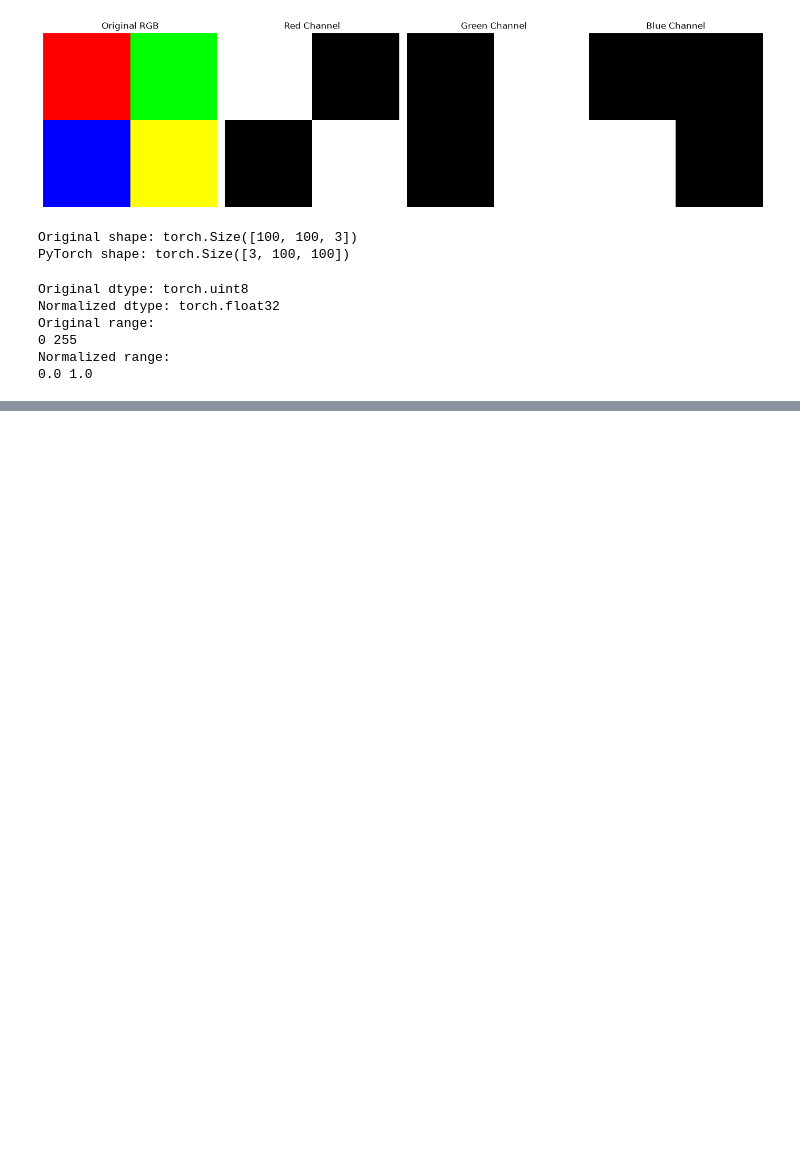
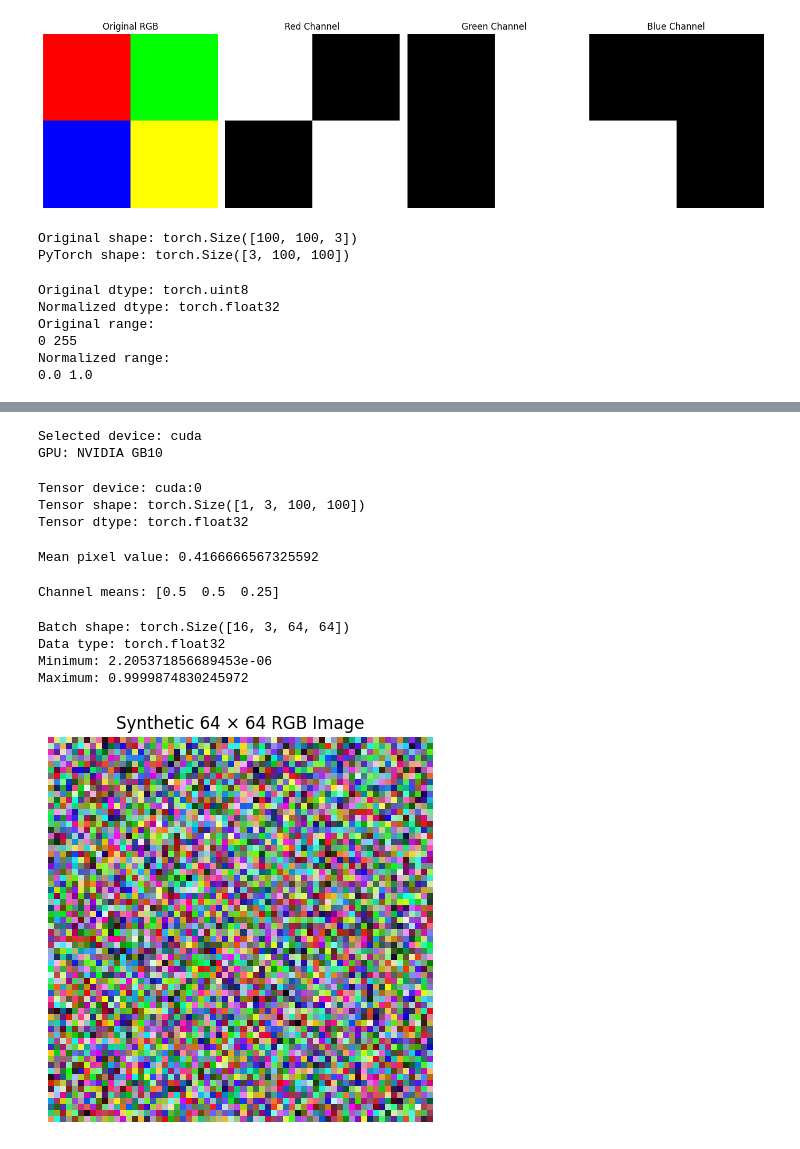
Before and after one commit to dmurray-data/computer-vision-satellite-classification, a Jupyter notebook: notebooks/01_computer_vision_fundamentals.ipynb, the cells around one changed output, grey strips where cells are left out. Saved outputs shown, nothing was run; the diff lists cells and outputs as text; code cells hidden in the pictures; blank space fills up the shorter version.

Commit message:
gpu tensor operations and formatting for torch, batch loading

```diff
--- a/notebooks/01_computer_vision_fundamentals.ipynb
+++ b/notebooks/01_computer_vision_fundamentals.ipynb
@@ -219,0 +230,75 @@ Normalized range:
+# %%
+# gpu tensor operations
+
+device = torch.device(
+    "cuda" if torch.cuda.is_available() else "cpu"
+)
+
+print("Selected device:", device)
+
+if torch.cuda.is_available():
+    print("GPU:", torch.cuda.get_device_name(0))
+# %% [output]
+Selected device: cuda
+GPU: NVIDIA GB10
+# %%
+# moving image tensor to gpu
+
+gpu_image = batch_tensor.to(device)
+
+print("Tensor device:", gpu_image.device)
+print("Tensor shape:", gpu_image.shape)
+print("Tensor dtype:", gpu_image.dtype)
+# %% [output]
+Tensor device: cuda:0
+Tensor shape: torch.Size([1, 3, 100, 100])
+Tensor dtype: torch.float32
+# %%
+# performing a simple operation on the GPU
+
+mean_pixel_value = gpu_image.mean()
+
+print("Mean pixel value:", mean_pixel_value.item())
+# %% [output]
+Mean pixel value: 0.4166666567325592
+# %%
+# calculate the mean pixel value for each channel
+
+# (batch, height, width)
+
+channel_means = gpu_image.mean(dim=(0, 2, 3))
+
+print("Channel means:", channel_means.cpu().numpy())
+# %% [output]
+Channel means: [0.5  0.5  0.25]
+# %%
+# inspecting a satellite sized image
+
+torch.manual_seed(42)
+
+images = torch.rand(16, 3, 64, 64) # 16 random images, 3 channels, 64x64 pixels
+
+print("Batch shape:", images.shape)
+print("Data type:", images.dtype)
+print("Minimum:", images.min().item())
+print("Maximum:", images.max().item())
+# %% [output]
+Batch shape: torch.Size([16, 3, 64, 64])
+Data type: torch.float32
+Minimum: 2.205371856689453e-06
+Maximum: 0.9999874830245972
+# %%
+# Matplotlib expects channel-last image arrays
+# we need to rearrange the axes again.
+
+sample_image = images[0].permute(1, 2, 0)
+
+plt.figure(figsize=(5, 5))
+plt.imshow(sample_image)
+plt.title("Synthetic 64 × 64 RGB Image")
+plt.axis("off")
+plt.show()
+
+# image looks like random noise because it was generated randomly for practice.
+# %% [output]
+[figure, added]
```
Also changed, not shown: parts of 6 cells of this notebook.
